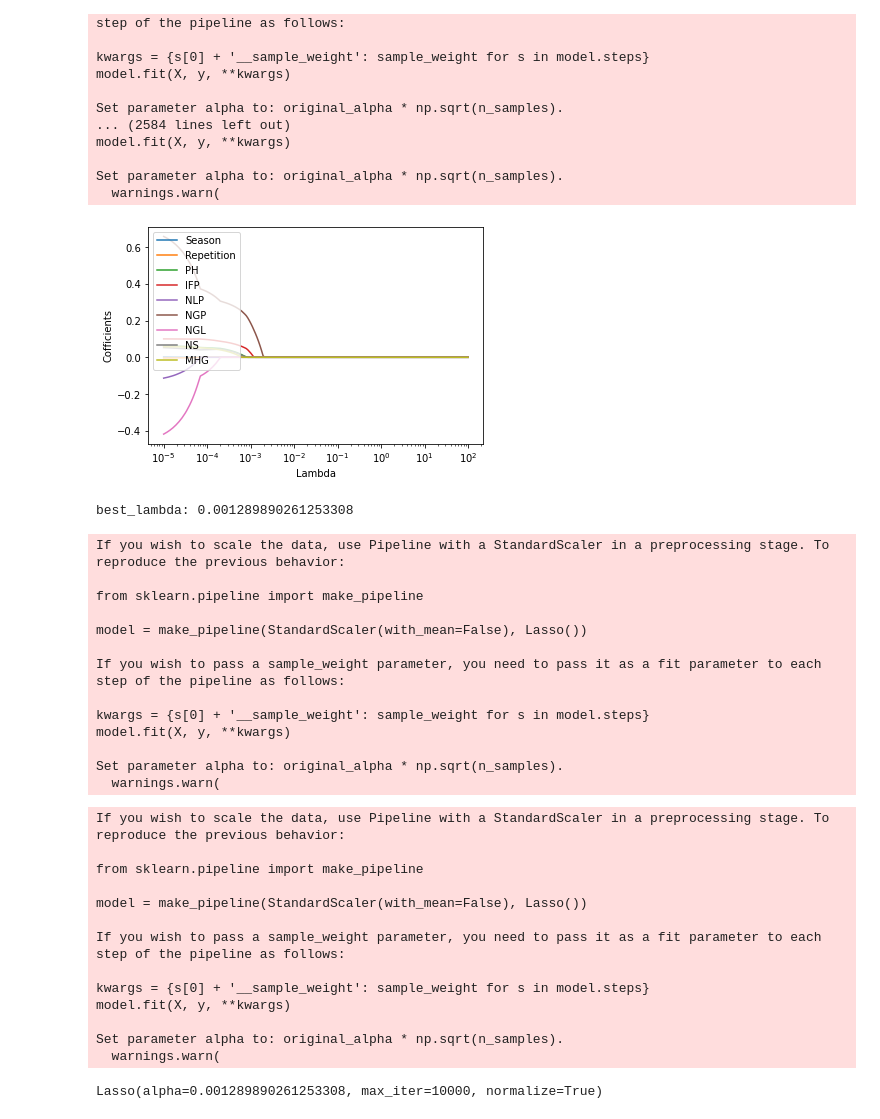
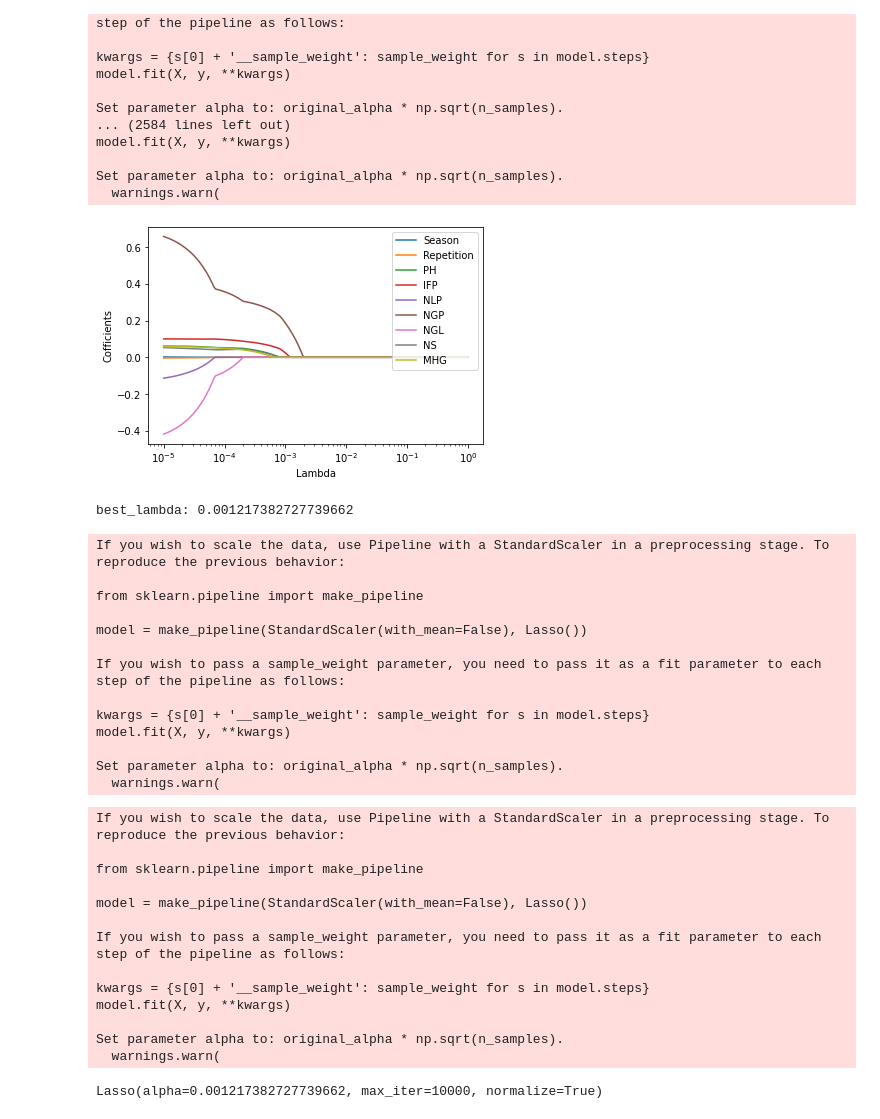
Before and after one commit to YiningMa0822/Bayesian-Statistics-Project, a Jupyter notebook: Prepare.ipynb, the cells around one changed output. Drawn from its saved outputs; the diff is of its cells as text; code cells hidden in the pictures.

Commit message:
add plots

```diff
--- a/Prepare.ipynb
+++ b/Prepare.ipynb
@@ -57,7 +41,7 @@ x
 # %%
 # LASSO
 # candidate lambdas
-Lambdas = np.logspace(-5, 2, 200)
+Lambdas = np.logspace(-5, 0, 200)
 
 # store coeddicients
 lasso_cofficients = []
@@ -86,16 +70,16 @@ Set parameter alpha to: original_alpha * np.sqrt(n_samples).
 # %%
 # Plot lambda
 plt.plot(Lambdas, lasso_cofficients)
 
 # log x-axis
 plt.xscale('log')
 
 plt.xlabel('Lambda')
 plt.ylabel('Cofficients')
-plt.legend(x.columns)
+plt.legend(x.columns, loc='upper right')
 plt.show()
 # %% [output]
-[figure, old version]
+[figure, new version]
 # %%
 # Cross Validation: 10-fold
 lasso_cv = LassoCV(alphas=Lambdas, normalize=True, cv=10, max_iter=10000)
@@ -104,7 +88,7 @@ lasso_cv.fit(x, y)
 lasso_best_alpha = lasso_cv.alpha_
 print("best_lambda:", lasso_best_alpha)
 # %% [output]
-best_lambda: 0.001289890261253308
+best_lambda: 0.001217382727739662
 If you wish to scale the data, use Pipeline with a StandardScaler in a preprocessing stage. To reproduce the previous behavior:
 
 from sklearn.pipeline import make_pipeline
@@ -135,7 +119,7 @@ model.fit(X, y, **kwargs)
 
 Set parameter alpha to: original_alpha * np.sqrt(n_samples).
   warnings.warn(
-Lasso(alpha=0.001289890261253308, max_iter=10000, normalize=True)
+Lasso(alpha=0.001217382727739662, max_iter=10000, normalize=True)
 # %%
 # return coefficients
 lasso_coeff = pd.Series(index=['Intercept'] + x.columns.tolist(), data=[lasso.intercept_] + lasso.coef_.tolist())
```
Also changed, not shown: parts of 8 cells of this notebook, 8 other files.
